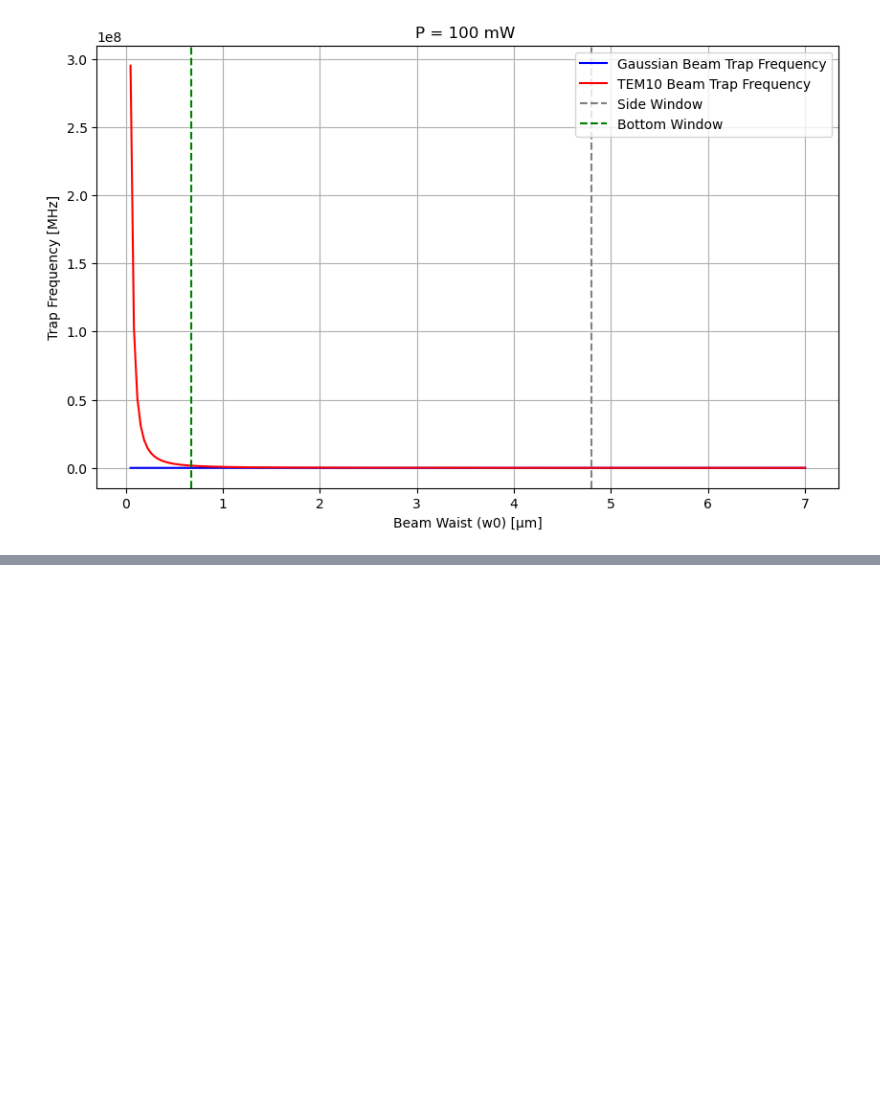
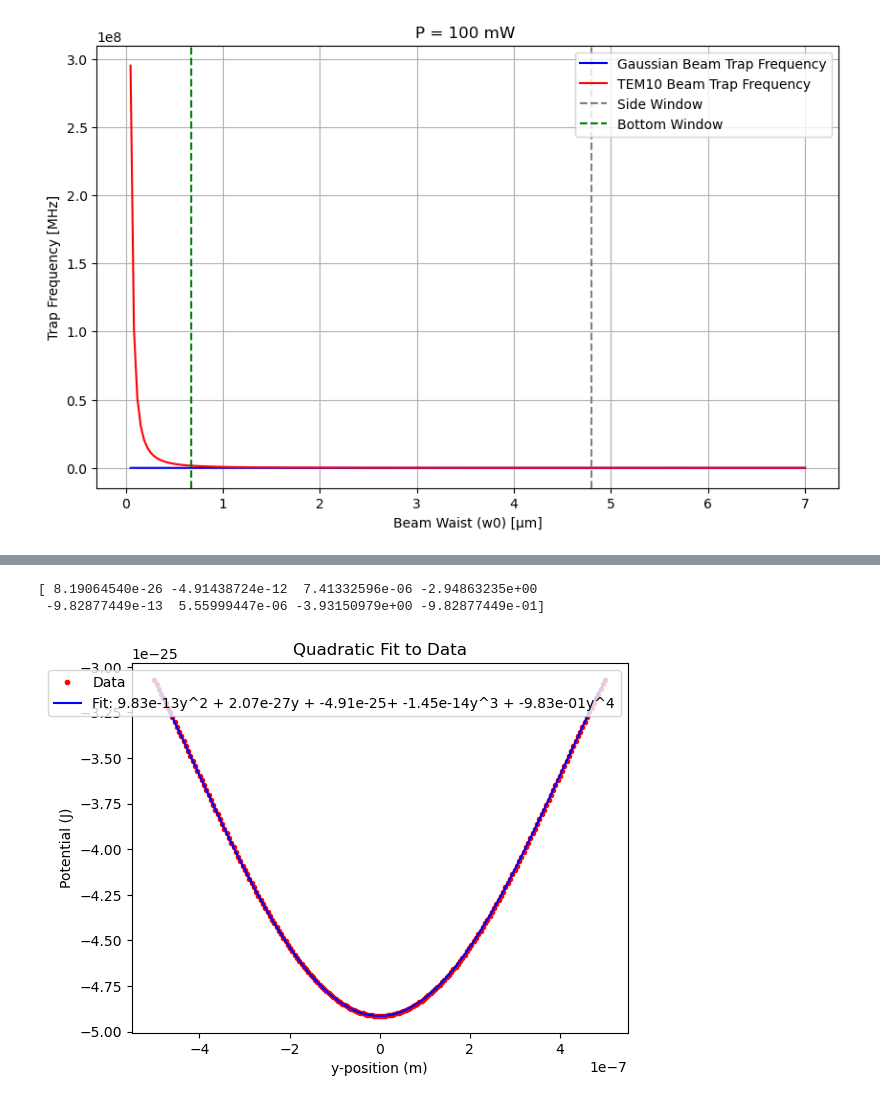
Before and after one commit to SQRLab/BladeRunner, a Jupyter notebook: Tweezers/Structured_Modes.ipynb, the cells around one changed output, grey strips where cells are left out. Drawn from its saved outputs; the diff is of its cells as text; code cells hidden in the pictures; blank space fills up the shorter version.

Commit message:
checkpoint

```diff
--- a/Tweezers/Structured_Modes.ipynb
+++ b/Tweezers/Structured_Modes.ipynb
@@ -654,0 +718,19 @@ plt.show()
+# %%
+w0 = 1e-6
+P0 = 1
+E0 = np.sqrt(2*P0 / (c*eps0*n*w0**2*pi))
+z_pos = 0
+tweezer_wavelength = 532e-9
+wz = w0
+x =w0 / np.sqrt(2)
+y = 0
+n = 1
+tem10_intensity_taylor = TEM10_intensity_Taylor_right(wz, P0, x, y)
+tem10_intensity = intensity_TEM10(x, y, w0, wz, E0, n)
+potential = potential_position_dependent(omega_res,linewidths,omega_tweezer,tem10_intensity_taylor)
+potential_real = potential_position_dependent(omega_res,linewidths,omega_tweezer,tem10_intensity)
+print(tem10_intensity_taylor, tem10_intensity)
+print(tem10_intensity_taylor/tem10_intensity)
+#check the top
+print(potential,potential_real)
+print(potential == potential_real)
@@ -654,0 +742,59 @@ plt.show()
+# %%
+# Define the parameters
+w0 = 1e-6  # Beam waist in meters
+wz = w0
+P0 = 1  # Power in watts
+E0 = np.sqrt(2*P0 / (c*eps0*n*w0**2*pi))
+x_pos = w0/np.sqrt(2)  # x positions from -w0 to w0
+dial = 500e-9
+y_pos = np.linspace(-dial, +dial, 200)
+tem10_intensity_taylor = TEM10_intensity_Taylor_right(wz,P0, x_pos, y_pos)
+tem10_intensity = intensity_TEM10(x_pos, y_pos, w0, wz, E0, n)
+potential = potential_position_dependent(omega_res,linewidths,omega_tweezer,tem10_intensity_taylor)
+potential_real = potential_position_dependent(omega_res,linewidths,omega_tweezer,tem10_intensity)
+
+coefficients = TEM10_coefficnents_Taylor_right(wz,P0, x_pos, y_pos)
+
+p = [ (-3.*pi*(c**2.)/(2*(omega_res[0]**3.))) \
+                                * (linewidths[0]/((omega_res[0] - omega_tweezer)) +
+                                    linewidths[0]/(omega_res[0] + omega_tweezer)) * coefficients[i] for i in range(len(coefficients))]
+q = [ (-3.*pi*(c**2.)/(2*(omega_res[1]**3.))) \
+                                * (linewidths[1]/((omega_res[1] - omega_tweezer)) +
+                                    linewidths[1]/(omega_res[1] + omega_tweezer)) * coefficients[i] for i in range(len(coefficients))]
+total = np.array(p) + np.array(q)
+print(total)
+
+
+
+# Define the quadratic function
+def poly(x, a, b, c,d,e):
+    return a * x**2 + b * x + c + d*x**3 + e*x**4
+xdata = y_pos
+ydata = potential
+y_data = potential_real
+#p0 = [max(ydata),0,w0]
+# Fit the quadratic function to the data
+popt, pcov = curve_fit(poly, xdata, ydata)
+popt1,pcov1 = curve_fit(poly, xdata, y_data)
+
+# Generate y values based on the fit
+y_fit = poly(xdata, *popt)
+y_fit1 = poly(xdata, *popt1)
+
+
+# Plot the data and the fit
+plt.plot(xdata, ydata, 'r.', label='Data')
+plt.plot(xdata, y_fit, 'b-', label=f'Fit: {popt[0]:.2e}y^2 + {popt[1]:.2e}y + {popt[2]:.2e}+ {popt[3]:.2e}y^3 + {popt[4]:.2e}y^4')
+# plt.plot(xdata, y_data, 'g.', label='potential real Real')
+# plt.plot(xdata,y_fit1,'g-', label=f'Fit: {popt1[0]:.2e}x^2 + {popt1[1]:.2e}x + {popt1[2]:.2e}')
+plt.xlabel("y-position (m)")
+plt.ylabel("Potential (J)")
+plt.title("Quadratic Fit to Data")
+plt.legend()
+plt.show()
+#the x^2 term matches with 5th term in the list, and the x^4th term matches with the last one
+#5tht term is
+# %% [output]
+[ 8.19064540e-26 -4.91438724e-12  7.41332596e-06 -2.94863235e+00
+ -9.82877449e-13  5.55999447e-06 -3.93150979e+00 -9.82877449e-01]
+[figure, added]
```
Also changed, not shown: parts of 12 cells of this notebook, 7 other files.
